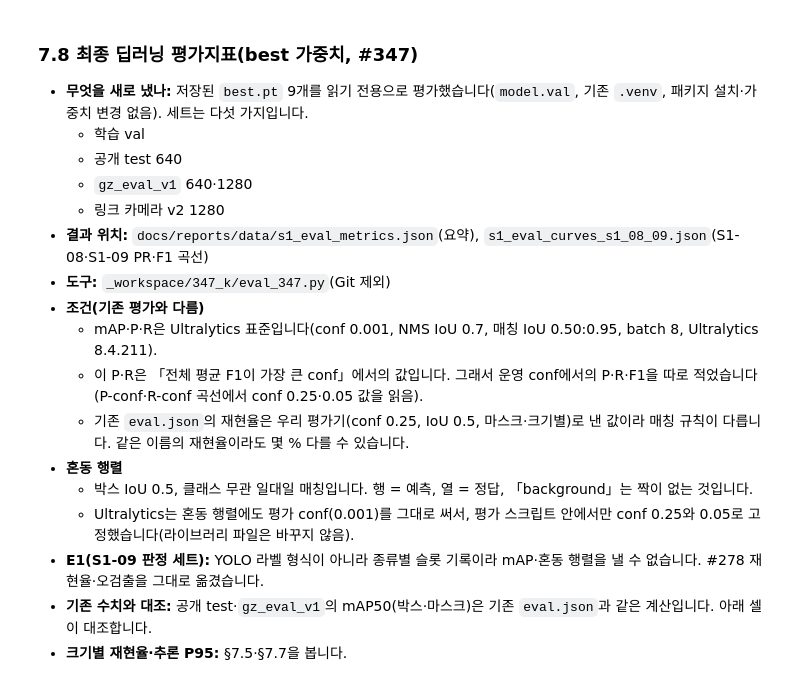
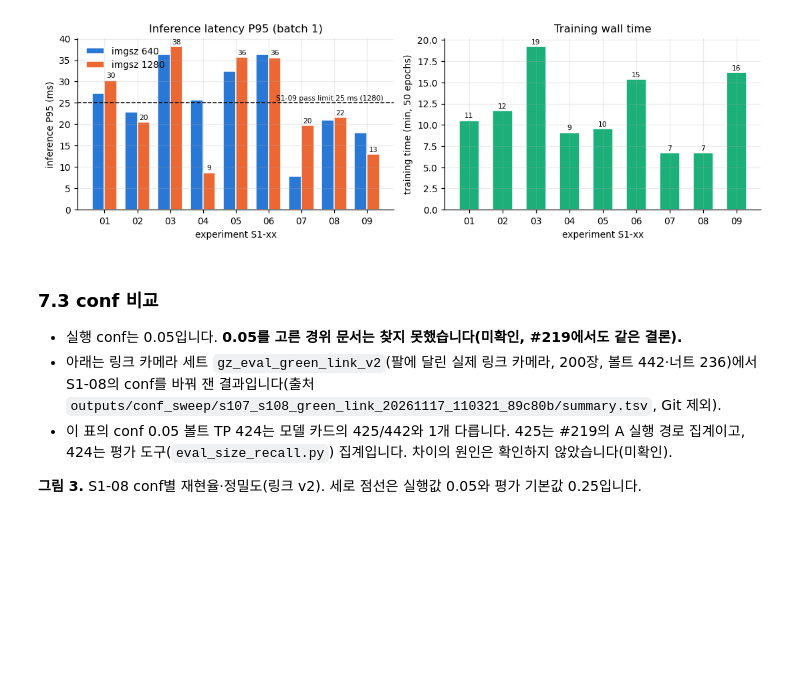
Before and after one commit to didgustmd23/EyetoArm, a Jupyter notebook: docs/reports/A_AI_전처리_학습_보고서.ipynb, the cells around one changed output. Drawn from its saved outputs; the diff is of its cells as text; code cells hidden in the pictures; blank space fills up the shorter version.

```diff
--- a/docs/reports/A_AI_전처리_학습_보고서.ipynb
+++ b/docs/reports/A_AI_전처리_학습_보고서.ipynb
@@ -765,0 +743,22 @@ print("평가 설정 config/training/s1_eval.json:", json.dumps(load_json("confi
+# %%
+# 학습 공통 설정(저장소 config/training)을 실험 묶음별로 비교한다.
+runs = {"S1-01~03": "config/training/s1_common.json",
+        "S1-04~06": "config/training/s1_batch64_common.json",
+        "S1-07": "config/training/s1_clean_train_r1_common.json",
+        "S1-08": "config/training/s1_clean_hsvv06_r1_common.json",
+        "S1-10a": "config/training/s1_rot_r1_a_common.json",
+        "S1-10b": "config/training/s1_rot_r1_b_common.json",
+        "S1-10c": "config/training/s1_rot_r1_c_common.json"}
+rows = []
+for exp, rel in runs.items():
+    c = load_json(rel)
+    t = dict(c["train"])
+    rows.append({"실험": exp, "설정 파일": rel.split("/")[-1], "자료": c["data"]["data_yaml"].split("/")[-2], **t})
+card9 = load_json("models/vision/s1_09/MODEL_CARD.json")["training"]
+rows.append({"실험": "S1-09", "설정 파일": "_workspace/278_k/training/s1_gz_r1_common.json(Git 제외)",
+             "자료": card9["data_yaml"].split("/")[-2],
+             **{k: card9.get(k) for k in ("imgsz", "epochs", "seed", "deterministic", "batch", "hsv_v")}})
+df = pd.DataFrame(rows).set_index("실험")
+df = df.loc[["S1-01~03", "S1-04~06", "S1-07", "S1-08", "S1-09", "S1-10a", "S1-10b", "S1-10c"]]   # 실험 번호 순서로
+display(df.fillna("-"))
+print("평가 설정 config/training/s1_eval.json:", json.dumps(load_json("config/training/s1_eval.json"), ensure_ascii=False))
@@ -1413,21 +1575,34 @@ display(pair)
+# %%
+# 그림 2: 추론 P95(640·1280)와 학습 시간
+fig, (ax1, ax2) = plt.subplots(1, 2, figsize=(10, 3.2))
+x = list(range(len(EXPS)))
+w = 0.38
+ax1.bar([i - w / 2 for i in x], EXPS["P95 640 ms"], w, color=C1, label="imgsz 640", edgecolor="white", linewidth=1)
+b = ax1.bar([i + w / 2 for i in x], EXPS["P95 1280 ms"], w, color=C2, label="imgsz 1280", edgecolor="white", linewidth=1)
+ax1.bar_label(b, fmt="%.0f", fontsize=7, padding=1)
+ax1.axhline(25, color="black", lw=1, ls="--")
+ax1.text(len(x) - 0.5, 25.6, "S1-09 pass limit 25 ms (1280)", ha="right", fontsize=7)
+ax1.set_xticks(x, [s.replace("S1-", "") for s in EXPS.index])
+ax1.set_xlabel("experiment S1-xx")
+ax1.set_ylabel("inference P95 (ms)")
+ax1.set_title("Inference latency P95 (batch 1)")
+ax1.legend(frameon=False, loc="upper left")
+b = ax2.bar(x, EXPS["학습 s"] / 60, 0.6, color=C3, edgecolor="white", linewidth=1)
+ax2.bar_label(b, fmt="%.0f", fontsize=7, padding=1)
+ax2.set_xticks(x, [s.replace("S1-", "") for s in EXPS.index])
+ax2.set_xlabel("experiment S1-xx")
+ax2.set_ylabel("training time (min, 50 epochs)")
+ax2.set_title("Training wall time")
+plt.tight_layout()
+plt.show()
+# %% [output]
+[figure, added]
 # %% [markdown]
-### 7.8 최종 딥러닝 평가지표(best 가중치, #347)
+### 7.3 conf 비교
 
-- **무엇을 새로 냈나:** 저장된 `best.pt` 9개를 읽기 전용으로 평가했습니다(`model.val`, 기존 `.venv`, 패키지 설치·가중치 변경 없음). 세트는 다섯 가지입니다.
-  - 학습 val
-  - 공개 test 640
-  - `gz_eval_v1` 640·1280
-  - 링크 카메라 v2 1280
-- **결과 위치:** `docs/reports/data/s1_eval_metrics.json`(요약), `s1_eval_curves_s1_08_09.json`(S1-08·S1-09 PR·F1 곡선)
-- **도구:** `_workspace/347_k/eval_347.py`(Git 제외)
-- **조건(기존 평가와 다름)**
-  - mAP·P·R은 Ultralytics 표준입니다(conf 0.001, NMS IoU 0.7, 매칭 IoU 0.50:0.95, batch 8, Ultralytics 8.4.211).
-  - 이 P·R은 「전체 평균 F1이 가장 큰 conf」에서의 값입니다. 그래서 운영 conf에서의 P·R·F1을 따로 적었습니다(P-conf·R-conf 곡선에서 conf 0.25·0.05 값을 읽음).
-  - 기존 `eval.json`의 재현율은 우리 평가기(conf 0.25, IoU 0.5, 마스크·크기별)로 낸 값이라 매칭 규칙이 다릅니다. 같은 이름의 재현율이라도 몇 % 다를 수 있습니다.
-- **혼동 행렬**
-  - 박스 IoU 0.5, 클래스 무관 일대일 매칭입니다. 행 = 예측, 열 = 정답, 「background」는 짝이 없는 것입니다.
-  - Ultralytics는 혼동 행렬에도 평가 conf(0.001)를 그대로 써서, 평가 스크립트 안에서만 conf 0.25와 0.05로 고정했습니다(라이브러리 파일은 바꾸지 않음).
-- **E1(S1-09 판정 세트):** YOLO 라벨 형식이 아니라 종류별 슬롯 기록이라 mAP·혼동 행렬을 낼 수 없습니다. #278 재현율·오검출을 그대로 옮겼습니다.
-- **기존 수치와 대조:** 공개 test·`gz_eval_v1`의 mAP50(박스·마스크)은 기존 `eval.json`과 같은 계산입니다. 아래 셀이 대조합니다.
-- **크기별 재현율·추론 P95:** §7.5·§7.7을 봅니다.
+- 실행 conf는 0.05입니다. **0.05를 고른 경위 문서는 찾지 못했습니다(미확인, #219에서도 같은 결론).**
+- 아래는 링크 카메라 세트 `gz_eval_green_link_v2`(팔에 달린 실제 링크 카메라, 200장, 볼트 442·너트 236)에서 S1-08의 conf를 바꿔 잰 결과입니다(출처 `outputs/conf_sweep/s107_s108_green_link_20261117_110321_89c80b/summary.tsv`, Git 제외).
+- 이 표의 conf 0.05 볼트 TP 424는 모델 카드의 425/442와 1개 다릅니다. 425는 #219의 A 실행 경로 집계이고, 424는 평가 도구(`eval_size_recall.py`) 집계입니다. 차이의 원인은 확인하지 않았습니다(미확인).
+
+**그림 3.** S1-08 conf별 재현율·정밀도(링크 v2). 세로 점선은 실행값 0.05와 평가 기본값 0.25입니다.
 # %%
```
Also changed, not shown: parts of 113 cells of this notebook, 5 other files.
